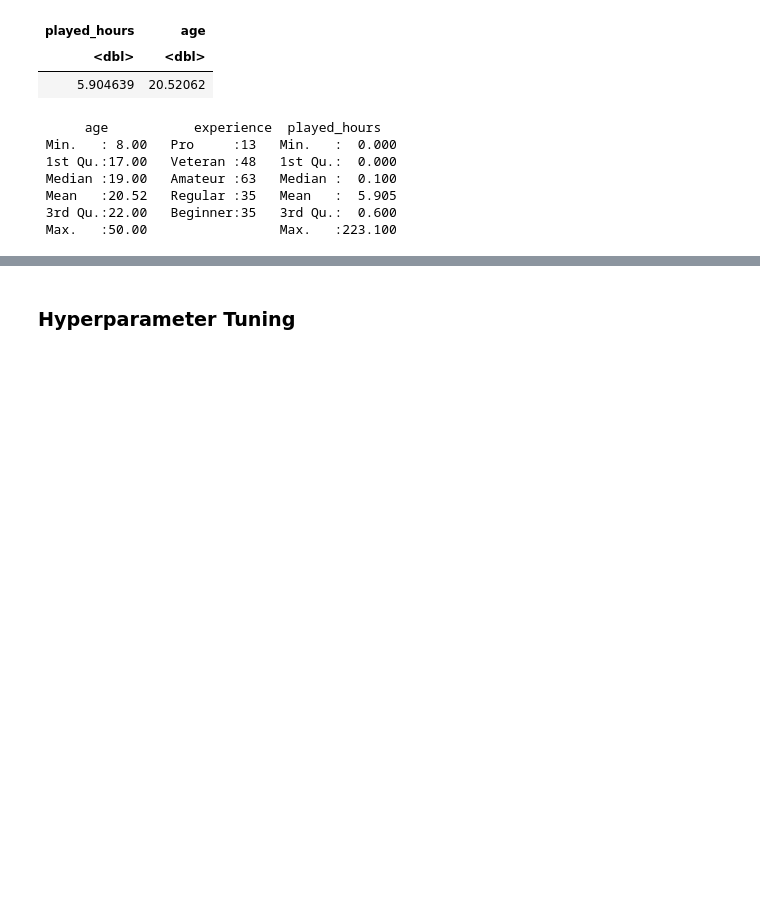
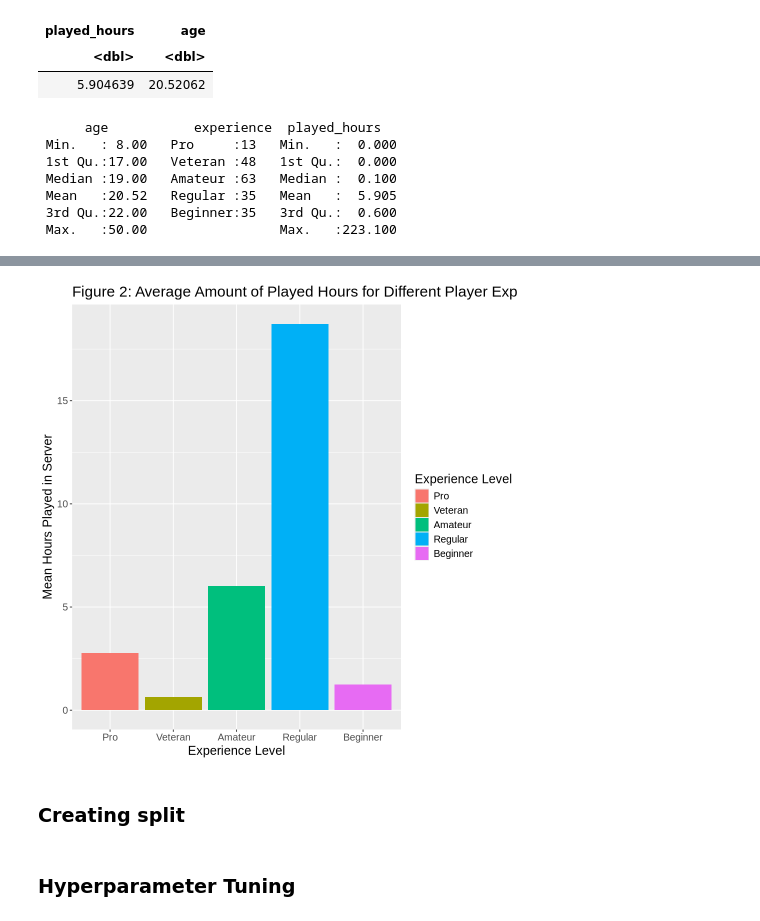
Before and after one commit to owenHochwald/dsci-100-2025w2-group-1, a Jupyter notebook: main.ipynb, the cells around one changed output, grey strips where cells are left out. Cells and saved outputs as stored; diff of their text form; code cells hidden in the pictures; blank space fills up the shorter version.

```diff
--- a/main.ipynb
+++ b/main.ipynb
@@ -125,3 +122,25 @@ Warning message in scale_y_log10():
+# %%
+options(repr.plot.width=8, repr.plot.height=8)
+
+
+exp_means <- players_clean |>
+    group_by(experience) |>
+    summarize(mean_played_hours = mean(played_hours))
+
+exp_plot <- exp_means |>
+    ggplot(aes(x = experience, y= mean_played_hours, fill=experience)) +
+    geom_bar(stat = "identity") +
+    xlab("Experience Level") +
+    ylab("Mean Hours Played in Server") +
+    ggtitle("Figure 2: Average Amount of Played Hours for Different Player Expierence Levels") +
+    labs(fill="Experience Level") +
+    theme(text = element_text(size=15))
+
+exp_plot
+# %% [output]
+[figure, added]
+# %% [markdown]
+### Creating split
 # %%
 split <- initial_split(players_clean, prop = 0.8, strata = played_hours)
 players_train <- training(split)
```
Also changed, not shown: parts of 6 cells of this notebook.
